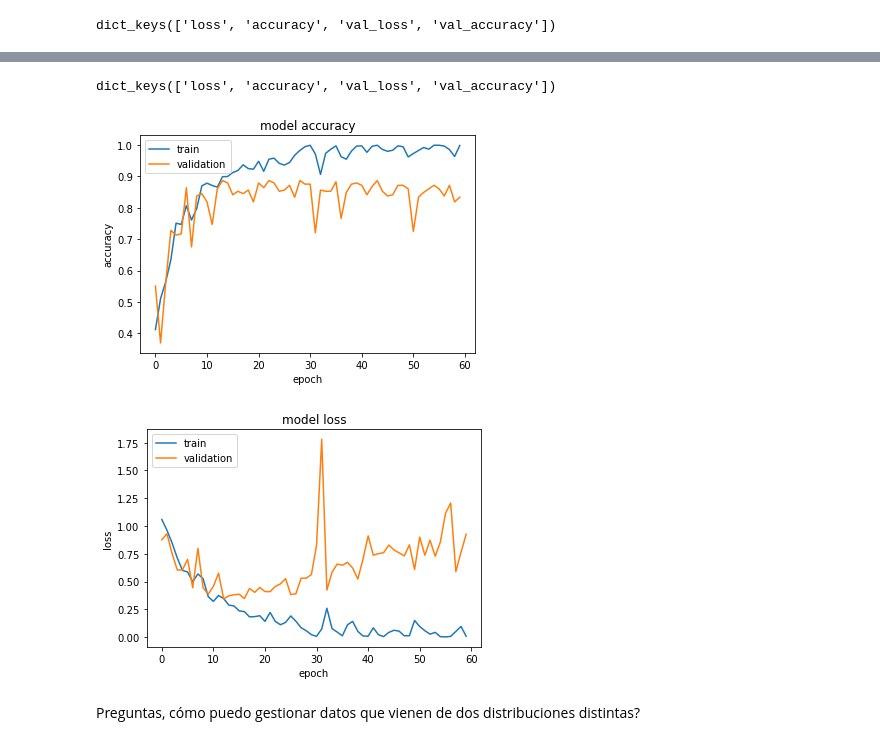
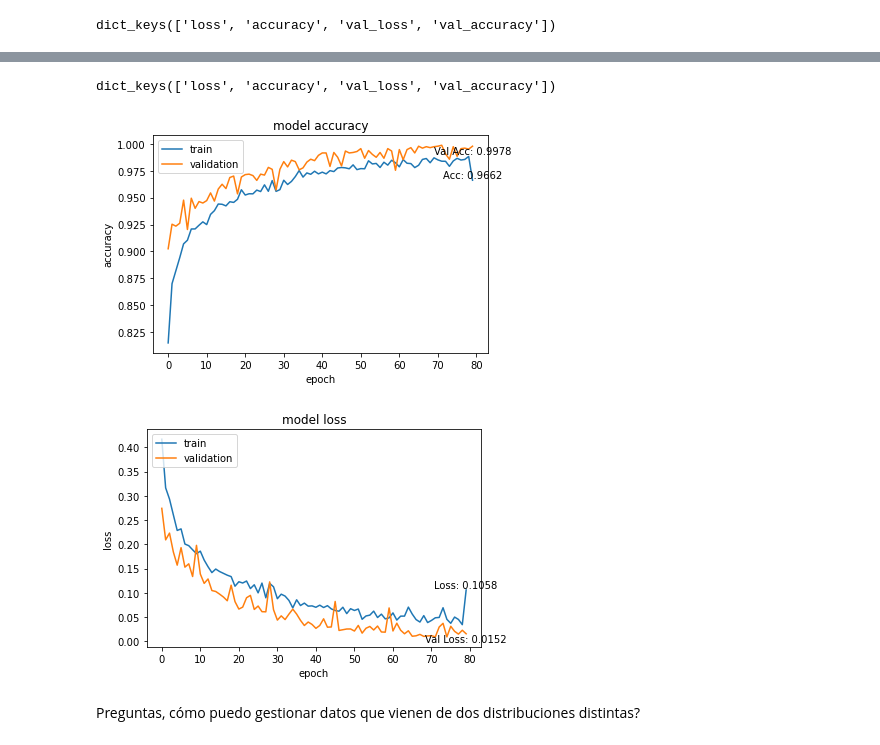
Before and after one commit to jorgediosdado/capstone_project_UB, a Jupyter notebook: Jorgenet_private.ipynb, the cells around one changed output, grey strips where cells are left out. Saved outputs shown, nothing was run; the diff lists cells and outputs as text; code cells hidden in the pictures.

```diff
--- a/Jorgenet_private.ipynb
+++ b/Jorgenet_private.ipynb
@@ -161,0 +152,30 @@ INFO:tensorflow:Assets written to: C:\Users\diosdadj\AppData\Local\Temp\tmpkcfb1
+# %%
+# Start an MLflow run
+mlflow.start_run()
+
+mlflow.set_experiment('jorgenet_project_capstone')
+
+# Log the name of the dataset
+mlflow.log_param("dataset_name", dataset_name)
+
+# Log the number of samples in the dataset
+#   mlflow.log_param("num_samples_train", num_train_samples)
+#   mlflow.log_param("num_samples_train", num_val_samples)
+
+epochs = 80
+history = model.fit(
+    train_ds, epochs=epochs, validation_data=val_ds, callbacks=[model_checkpoint_callback]
+)
+
+# Evaluate the model
+loss, accuracy = model.evaluate(val_ds)
+
+#Logging parameters
+mlflow.log_param("epochs", epochs)
+mlflow.log_param("batch_size", batch_size)
+mlflow.log_param("parameters", num_params)
+
+
+#Logging metrics
+mlflow.log_metric("val_loss", loss)
+mlflow.log_metric("val_accuracy", accuracy)
@@ -174,29 +211,43 @@ folder_date + "/accuracy.png"
 # %%
 print(history.history.keys())
 
 #  "Accuracy"
 plt.plot(history.history['accuracy'])
 plt.plot(history.history['val_accuracy'])
 plt.title('model accuracy')
 plt.ylabel('accuracy')
 plt.xlabel('epoch')
 plt.legend(['train', 'validation'], loc='upper left')
+
+plt.text(len(history.history['accuracy'])-1, history.history['accuracy'][-1],
+         f"Acc: {history.history['accuracy'][-1]:.4f}", ha='center', va='bottom')
+plt.text(len(history.history['val_accuracy'])-1, history.history['val_accuracy'][-1],
+         f"Val Acc: {history.history['val_accuracy'][-1]:.4f}", ha='center', va='top')
+
+
 plt.savefig(folder_date + "/accuracy.png")
 plt.show()
 
 # "Loss"
 plt.plot(history.history['loss'])
 plt.plot(history.history['val_loss'])
 plt.title('model loss')
 plt.ylabel('loss')
 plt.xlabel('epoch')
 plt.legend(['train', 'validation'], loc='upper left')
+
+plt.text(len(history.history['loss'])-1, history.history['loss'][-1],
+         f"Loss: {history.history['loss'][-1]:.4f}", ha='center', va='bottom')
+plt.text(len(history.history['val_loss'])-1, history.history['val_loss'][-1],
+         f"Val Loss: {history.history['val_loss'][-1]:.4f}", ha='center', va='top')
+
+
 plt.savefig(folder_date + "/loss.png")
 plt.show()
 # %% [output]
 dict_keys(['loss', 'accuracy', 'val_loss', 'val_accuracy'])
-[figure, old version]
+[figure, new version]
-[figure, old version]
+[figure, new version]
 # %% [markdown]
 Preguntas, cómo puedo gestionar datos que vienen de dos distribuciones distintas?
 # %% [markdown]
```
Also changed, not shown: parts of 17 cells of this notebook, 1 other file.
